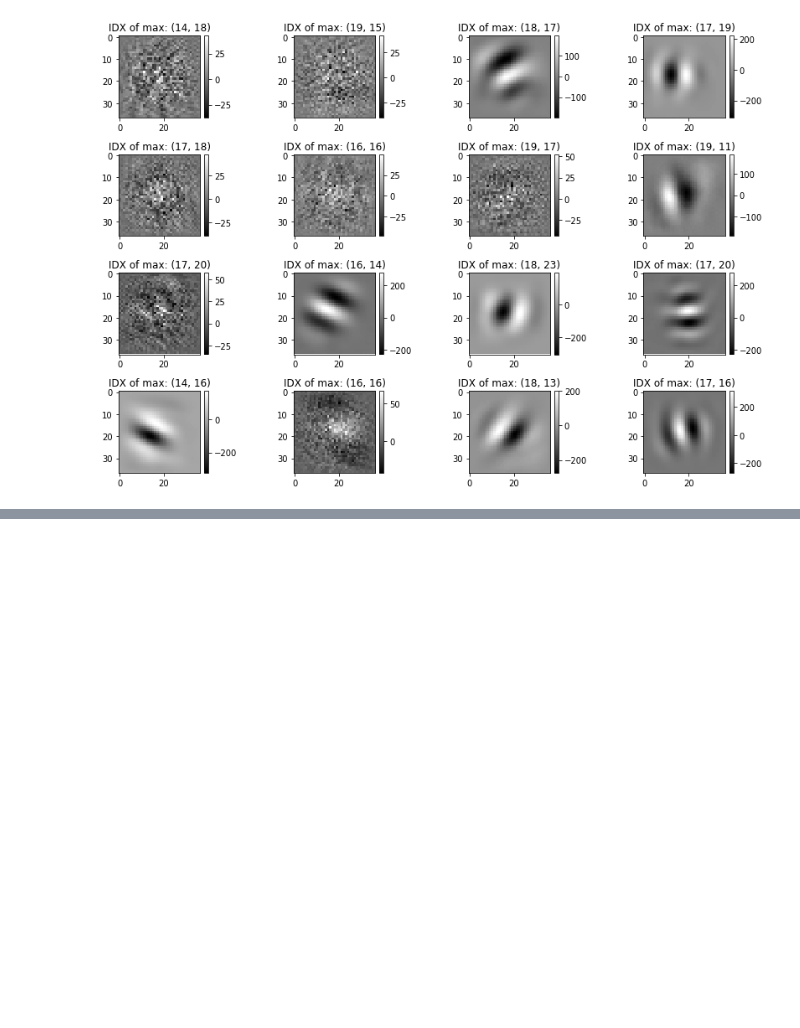
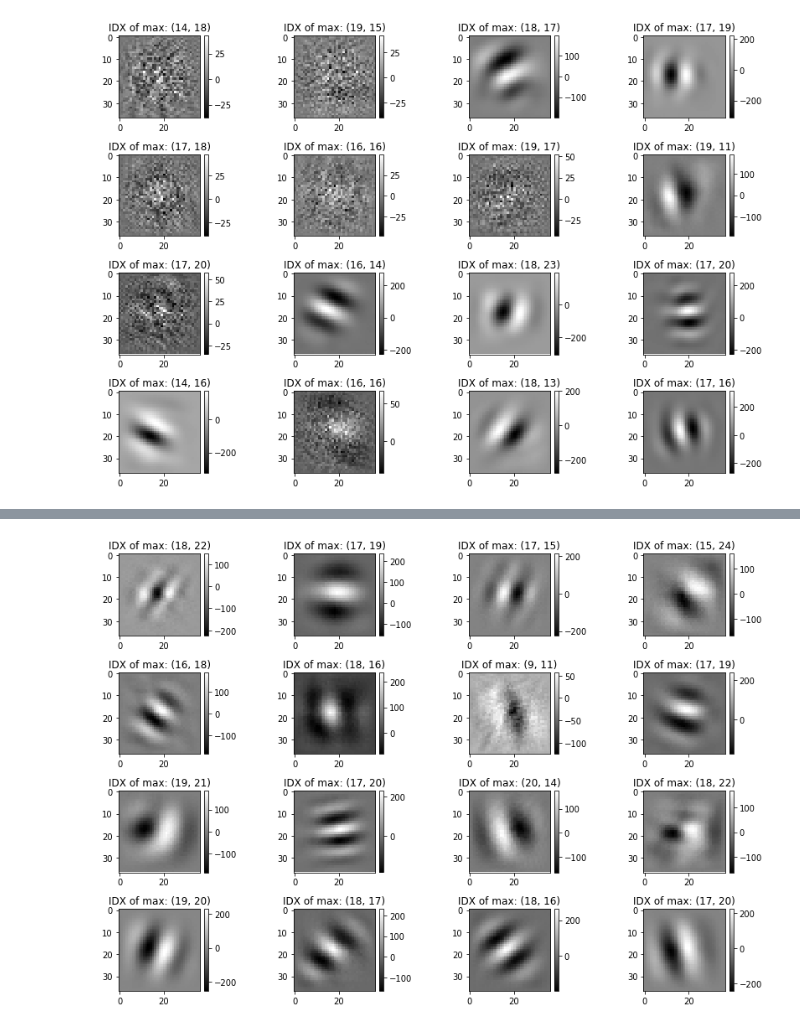
Before and after one commit to nathankong/3d_obj_recog, a Jupyter notebook: notebooks/GenerateCrossCorrelation.ipynb, the cells around one changed output, grey strips where cells are left out. Cells and saved outputs as stored; diff of their text form; code cells hidden in the pictures; blank space fills up the shorter version.

```diff
--- a/notebooks/GenerateCrossCorrelation.ipynb
+++ b/notebooks/GenerateCrossCorrelation.ipynb
@@ -151,0 +173,5 @@ plot_xcorrs(xcorrs, 4, 4)
+# %%
+xcorrs = compute_cross_correlation(weights)
+plot_xcorrs(xcorrs, 4, 4)
+# %% [output]
+[figure, added]
```
Also changed, not shown: parts of 3 cells of this notebook, 5 other files.
